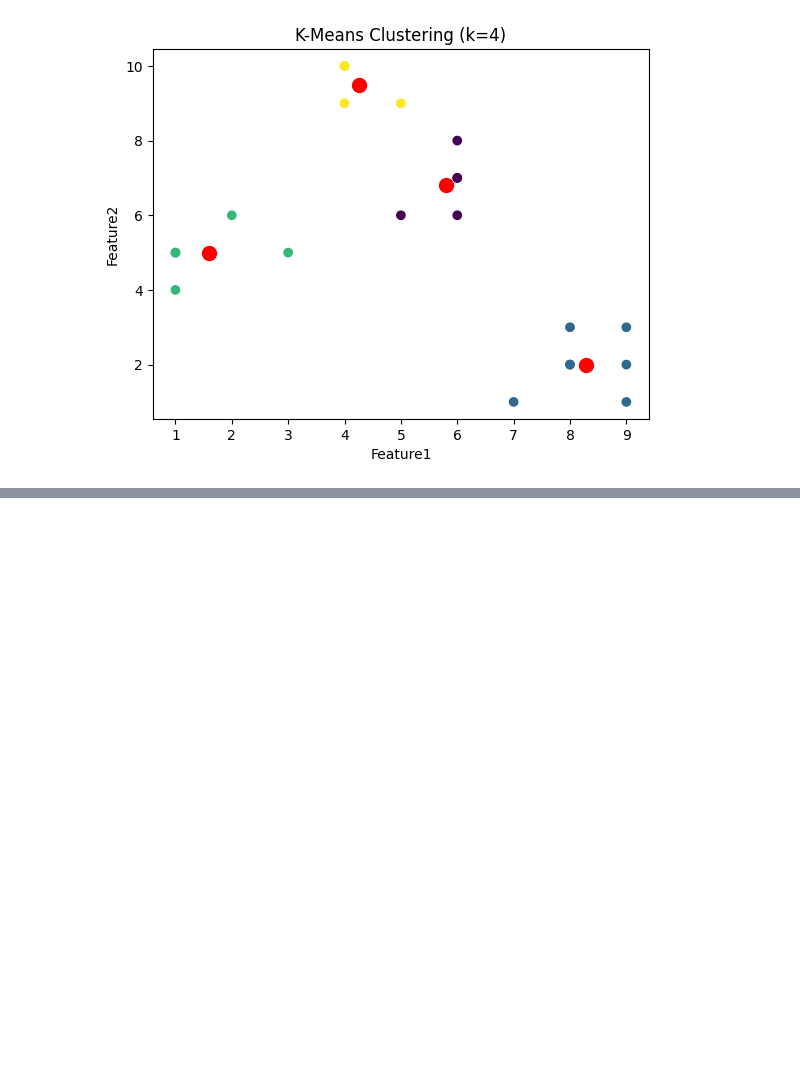
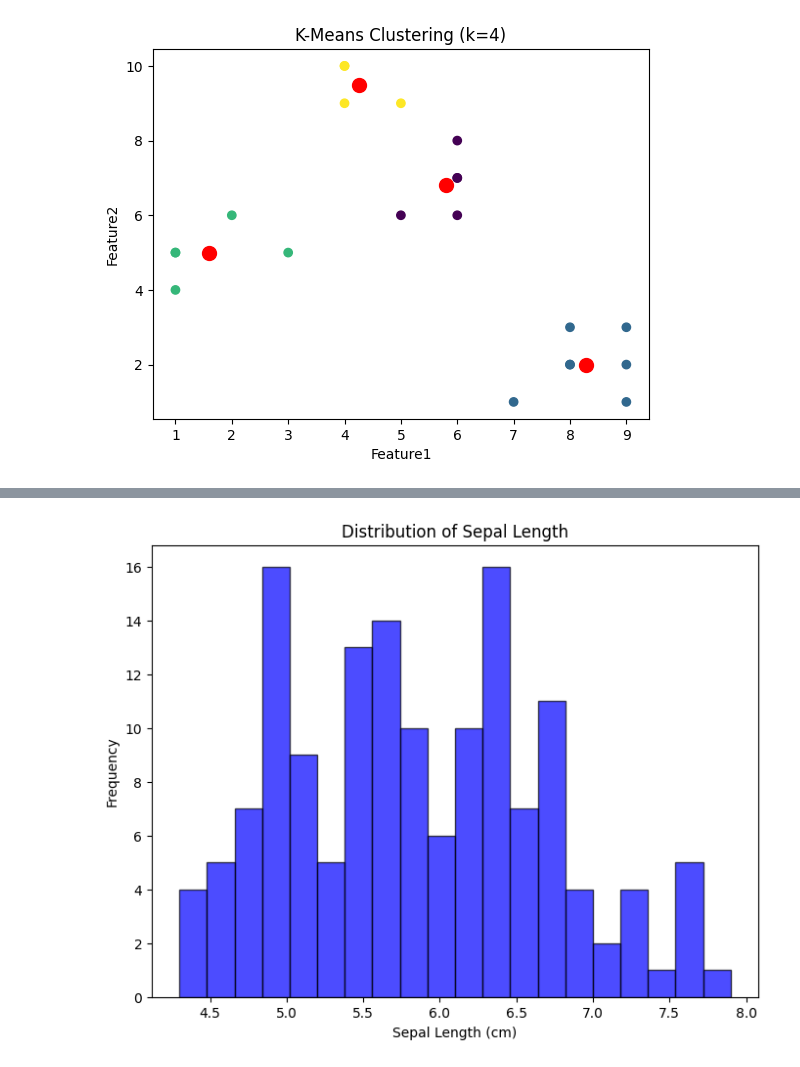
Before and after one commit to harshrg2003/DataScience_CODES, a Jupyter notebook: DSVClass.ipynb, the cells around one changed output, grey strips where cells are left out. Saved outputs shown, nothing was run; the diff lists cells and outputs as text; code cells hidden in the pictures; blank space fills up the shorter version.

```diff
--- a/DSVClass.ipynb
+++ b/DSVClass.ipynb
@@ -893,0 +919,9 @@ for k in k_range:
+# %%
+plt.figure(figsize=(8, 6))
+plt.hist(df['sepal length (cm)'], bins=20, color='blue', edgecolor='k', alpha=0.7)
+plt.xlabel('Sepal Length (cm)')
+plt.ylabel('Frequency')
+plt.title('Distribution of Sepal Length')
+plt.show()
+# %% [output]
+[figure, added]
```
Also changed, not shown: parts of 20 cells of this notebook.
